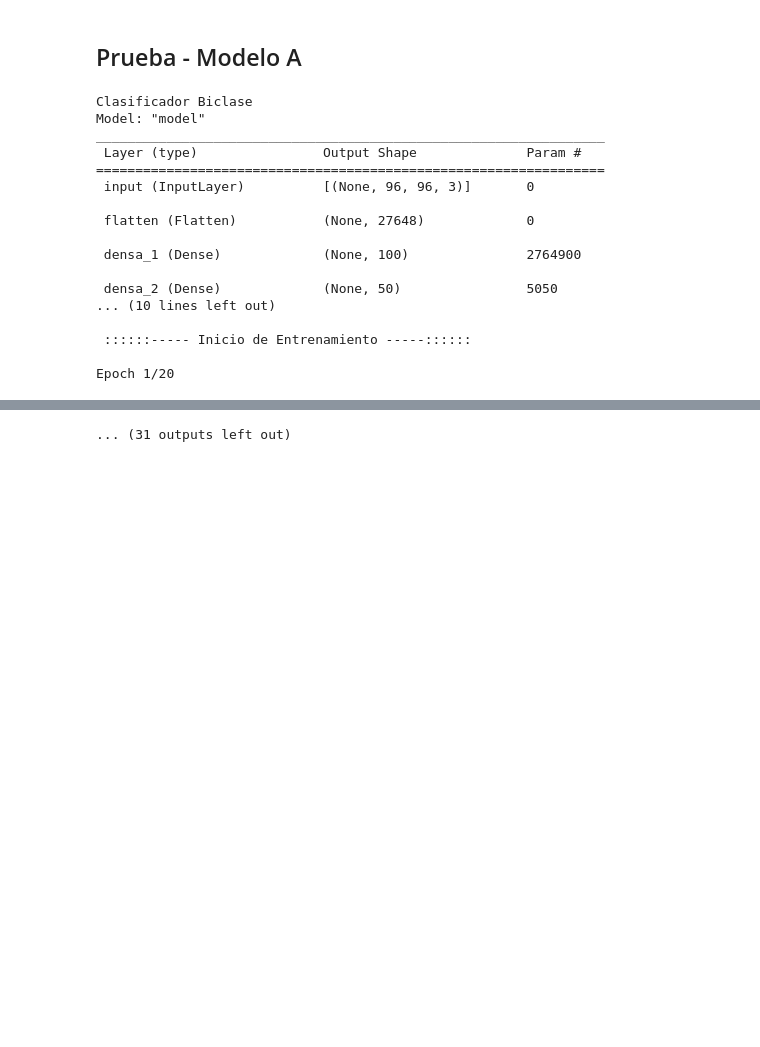
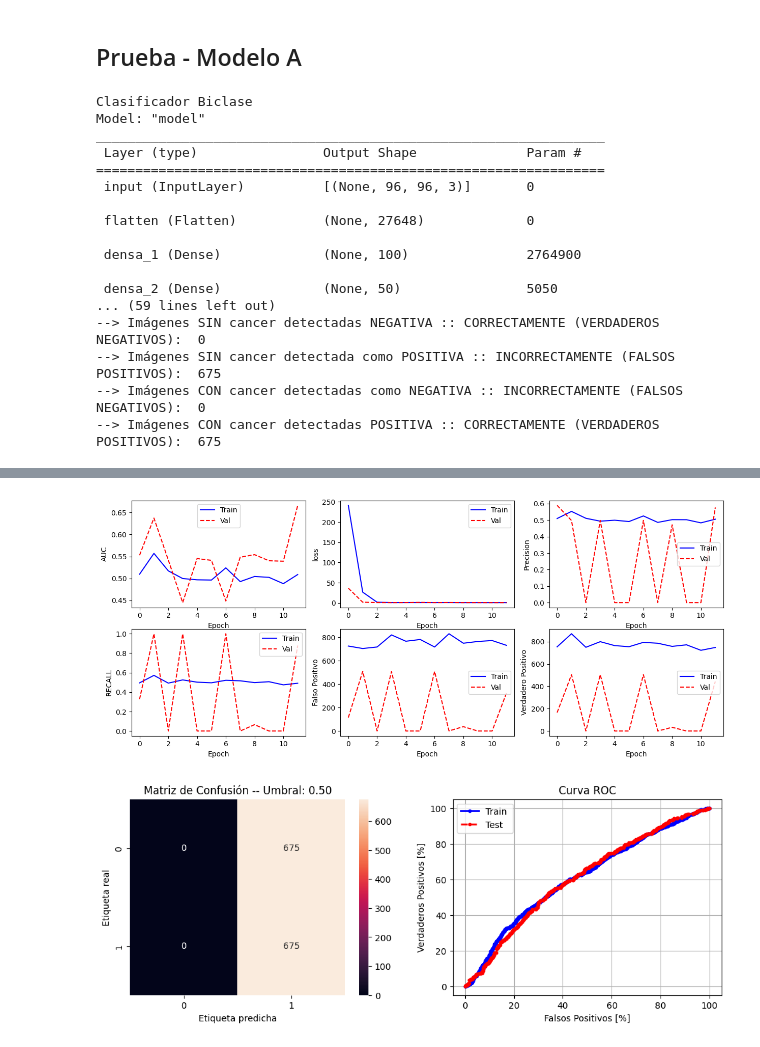
Before and after one commit to DanielMartinez0/Proyecto_Deteccion_histopatologica_del_cancer, a Jupyter notebook: note_books/02_Exploración_Métrica_AUC.ipynb, the cells around one changed output, grey strips where cells are left out. Cells and saved outputs as stored; diff of their text form; code cells hidden in the pictures; blank space fills up the shorter version.

```diff
--- a/note_books/02_Exploración_Métrica_AUC.ipynb
+++ b/note_books/02_Exploración_Métrica_AUC.ipynb
@@ -180,7 +180,7 @@ def train(x_train, y_train,x_val, y_val,x_test,y_test,model, batch_size, epochs,
     # Generación de call-backs
     # early_stopping
     early_stopping = tf.keras.callbacks.EarlyStopping(
-    monitor='val_prc',
+    monitor='AUC',
     verbose=1,
     patience=10,
     mode='max',
@@ -234,7 +234,7 @@ def ROC(name, labels, pred,ax, **kwargs):
 def medidas_AUC(model_A,base_hist,metrics,x_train,x_test,batch_size):
     plot_metrics(base_hist,metrics)
     # Evaluación de las métricas
-    print('...Calculando valores predichos para train y test: ...')
+    print('\n ...Calculando valores predichos para train y test: ...')
     y_train_predict = model_A.predict(x_train, batch_size=batch_size)
     y_test_predict = model_A.predict(x_test, batch_size=batch_size)
 
@@ -364,7 +364,7 @@ model_A = get_model_A(output_bias=bias_0(train_labels,print_desbal = 'no'))  # I
 model_A.summary()
 
 model_name="model_A_v1"
-log_dir="logs/v3/"
+log_dir="logs/v1/"
 batch_size=32
 base_hist, dict_results = train(x_train, y_train,x_val, y_val,x_test,y_test,model_A, batch_size=batch_size,
                                 epochs=20, model_name=model_name,log_dir=log_dir)
@@ -384,8 +384,8 @@ _________________________________________________________________
  densa_1 (Dense)             (None, 100)               2764900
 
  densa_2 (Dense)             (None, 50)                5050
-... (10 lines left out)
-
- ::::::----- Inicio de Entrenamiento -----::::::
-
-Epoch 1/20
+... (59 lines left out)
+--> Imágenes SIN cancer detectadas NEGATIVA :: CORRECTAMENTE (VERDADEROS NEGATIVOS):  0
+--> Imágenes SIN cancer detectada como POSITIVA :: INCORRECTAMENTE (FALSOS POSITIVOS):  675
+--> Imágenes CON cancer detectadas como NEGATIVA :: INCORRECTAMENTE (FALSOS NEGATIVOS):  0
+--> Imágenes CON cancer detectadas POSITIVA :: CORRECTAMENTE (VERDADEROS POSITIVOS):  675
@@ -408 +392,2 @@ WARNING:tensorflow:Early stopping conditioned on metric `val_prc` which is not a
-... (31 outputs left out)
+[figure, added]
+[figure, added]
```
Also changed, not shown: parts of 2 cells of this notebook.
